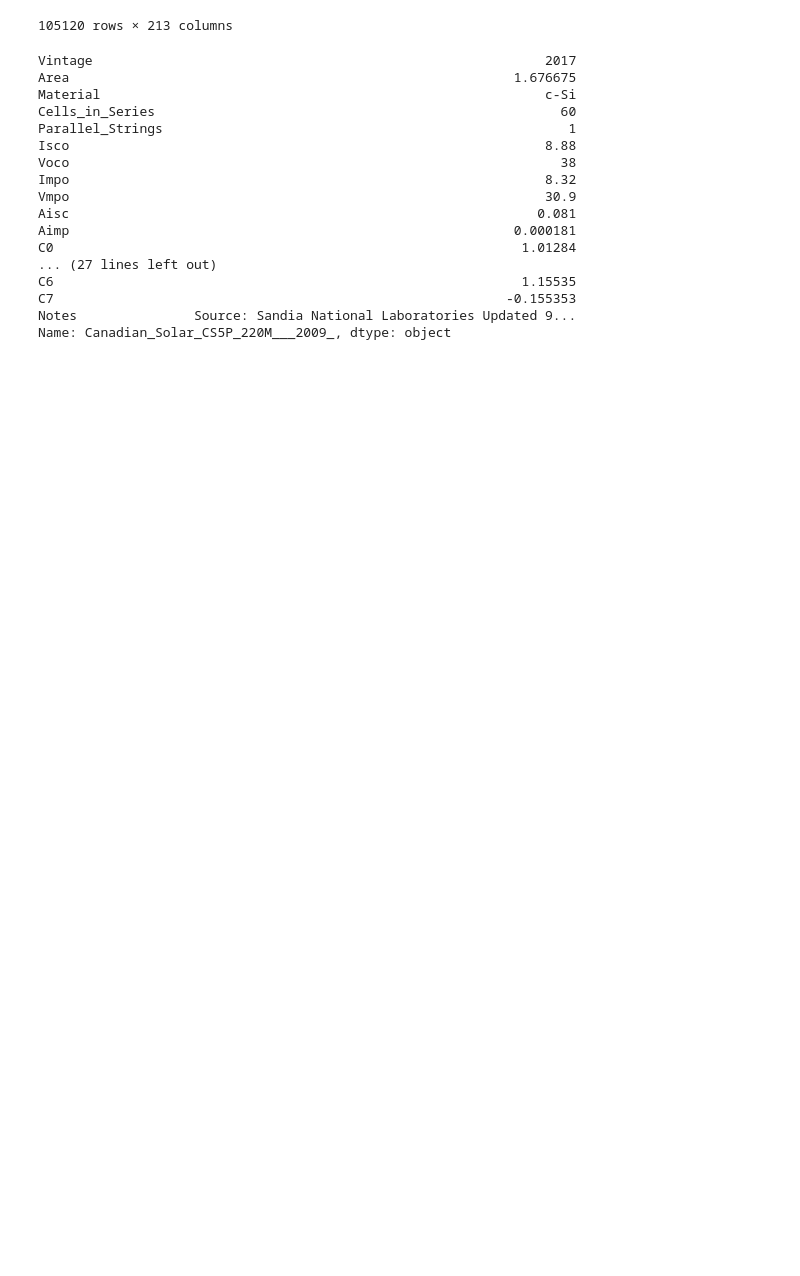
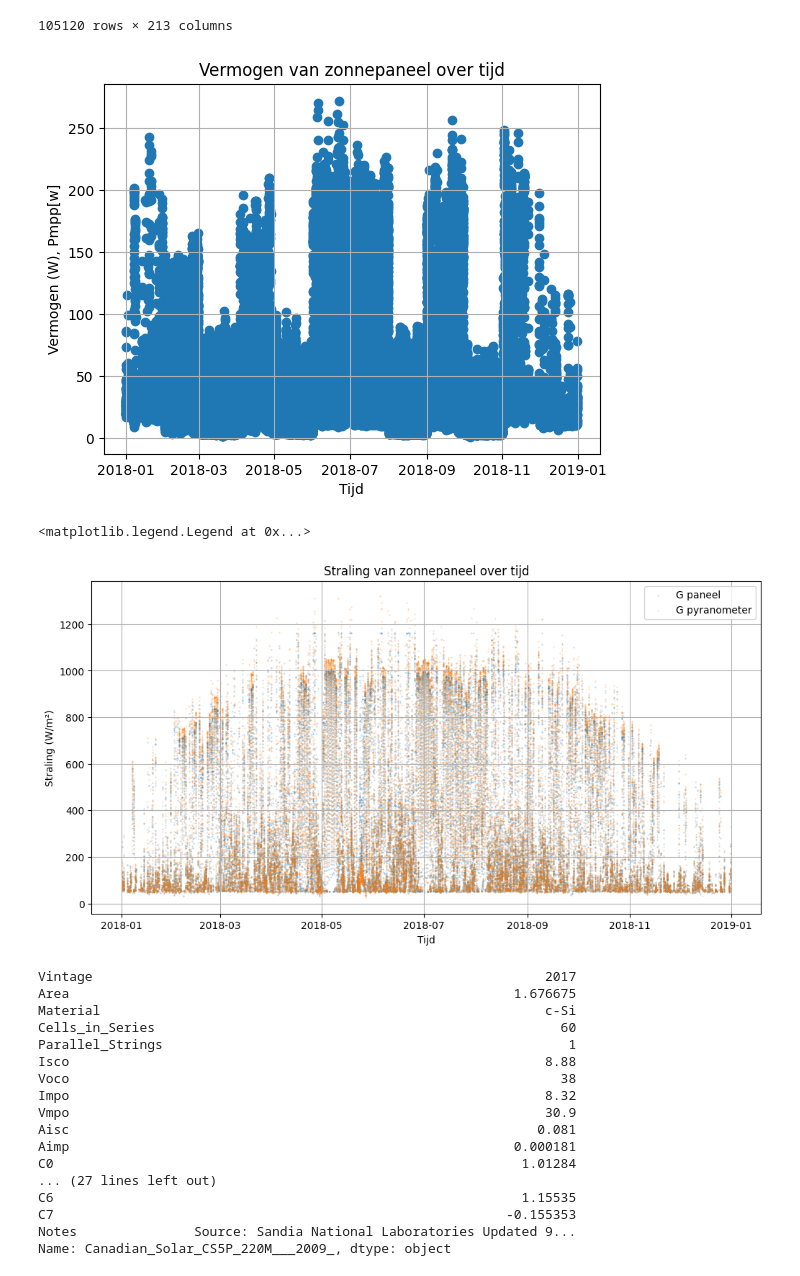
Before and after one commit to Qrax/PV-Systems-Data, a Jupyter notebook: Simulaties_met_amolf_data.ipynb, the cells around one changed output. Cells and saved outputs as stored; diff of their text form; code cells hidden in the pictures; blank space fills up the shorter version.

```diff
--- a/Simulaties_met_amolf_data.ipynb
+++ b/Simulaties_met_amolf_data.ipynb
@@ -301,6 +313,27 @@ synced_df
 # Scan Rate[S/sec.]_1 (Solarpanel parameters),
 # Observed Efficiency_1 (Solarpanel parameters),
 # Year,Month,Day,Weekday,Time
+# %%
+import matplotlib.pyplot as plt
+plt.scatter(synced_df.index, synced_df['Pmpp[W]_3 (Solarpanel parameters)'])
+plt.xlabel('Tijd')
+plt.ylabel('Vermogen (W), Pmpp[w]')
+plt.title('Vermogen van zonnepaneel over tijd')
+plt.grid()
+
+plt.show()
+plt.figure(figsize=(12, 6))
+plt.scatter(synced_df.index, synced_df['G[W/mï½²]_3 (Solarpanel parameters)'],alpha=0.5,s=0.1,label='G paneel')
+plt.scatter(synced_df.index, synced_df['G_pyranometer[W/mï½²]_3 (Solarpanel parameters)'],alpha=0.5,s=0.1, label='G pyranometer')
+plt.xlabel('Tijd')
+plt.ylabel('Straling (W/m²)')
+plt.title('Straling van zonnepaneel over tijd')
+plt.grid()
+plt.legend()
+# %% [output]
+[figure, added]
+<matplotlib.legend.Legend at 0x...>
+[figure, added]
 # %%
 import pvlib
 
```
Also changed, not shown: parts of 4 cells of this notebook.
